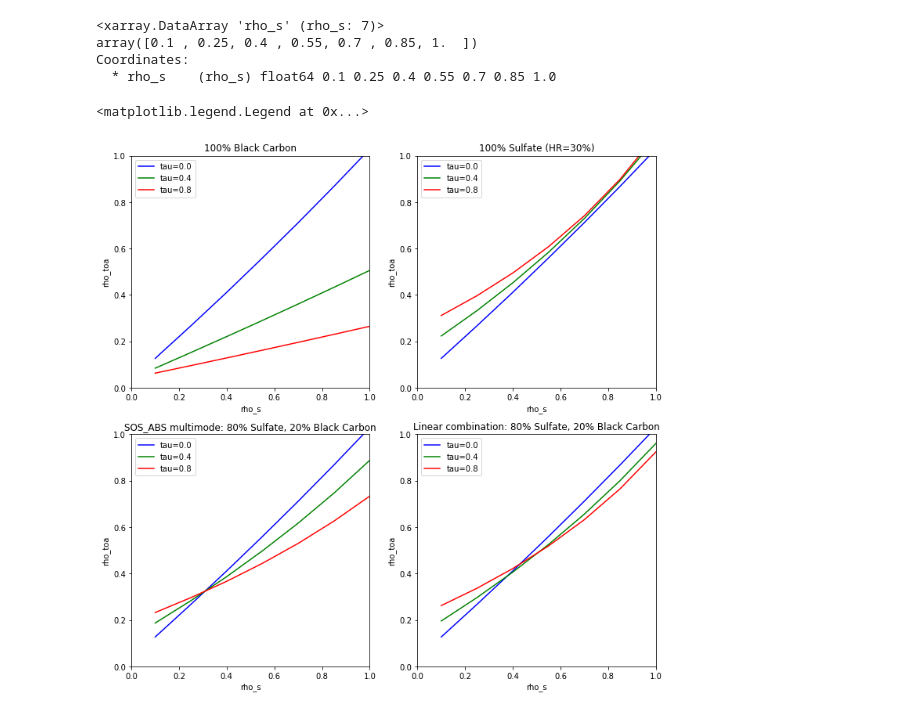
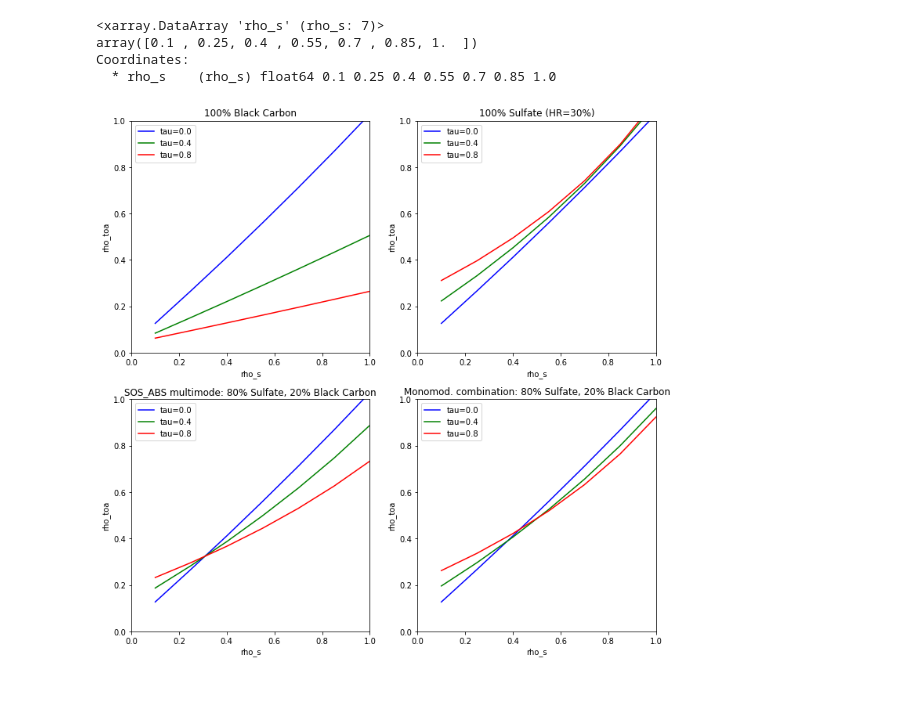
Before and after one commit to jerome-colin/multimode_aer, a Jupyter notebook: visu.ipynb, the cells around one changed output. Drawn from its saved outputs; the diff is of its cells as text; code cells hidden in the pictures.

```diff
--- a/visu.ipynb
+++ b/visu.ipynb
@@ -32,36 +32,37 @@ axs[0, 0].legend()
 
 axs[0, 1].set_title('100% Sulfate (HR=30%)')
 axs[0, 1].set_xlabel('rho_s')
 axs[0, 1].set_ylabel('rho_toa')
 axs[0, 1].set_xlim(xval1,xval2)
 axs[0, 1].set_ylim(yval1,yval2)
 axs[0, 1].plot(da.coords['rho_s'], da.sel(model="sulfate_hr30_only_550nm", tau=0), 'b', label="tau=0.0")
 axs[0, 1].plot(da.coords['rho_s'], da.sel(model="sulfate_hr30_only_550nm", tau=0.4), 'g', label="tau=0.4")
 axs[0, 1].plot(da.coords['rho_s'], da.sel(model="sulfate_hr30_only_550nm", tau=0.8), 'r', label="tau=0.8")
 axs[0, 1].legend()
 
 axs[1, 0].set_title('SOS_ABS multimode: 80% Sulfate, 20% Black Carbon')
 axs[1, 0].set_xlabel('rho_s')
 axs[1, 0].set_ylabel('rho_toa')
 axs[1, 0].set_xlim(xval1,xval2)
 axs[1, 0].set_ylim(yval1,yval2)
 axs[1, 0].plot(da.coords['rho_s'], da.sel(model="sulfate_hr30_80_bc_20_550nm", tau=0), 'b', label="tau=0.0")
 axs[1, 0].plot(da.coords['rho_s'], da.sel(model="sulfate_hr30_80_bc_20_550nm", tau=0.4), 'g', label="tau=0.4")
 axs[1, 0].plot(da.coords['rho_s'], da.sel(model="sulfate_hr30_80_bc_20_550nm", tau=0.8), 'r', label="tau=0.8")
 axs[1, 0].legend()
 
-axs[1, 1].set_title('Linear combination: 80% Sulfate, 20% Black Carbon')
+axs[1, 1].set_title('Monomod. combination: 80% Sulfate, 20% Black Carbon')
 axs[1, 1].set_xlabel('rho_s')
 axs[1, 1].set_ylabel('rho_toa')
 axs[1, 1].set_xlim(xval1,xval2)
 axs[1, 1].set_ylim(yval1,yval2)
 axs[1, 1].plot(da.coords['rho_s'], lin_sulfate_hr30_80_bc_20_550nm.sel(tau=0), 'b', label="tau=0.0")
 axs[1, 1].plot(da.coords['rho_s'], lin_sulfate_hr30_80_bc_20_550nm.sel(tau=0.4), 'g', label="tau=0.4")
 axs[1, 1].plot(da.coords['rho_s'], lin_sulfate_hr30_80_bc_20_550nm.sel(tau=0.8), 'r', label="tau=0.8")
 axs[1, 1].legend()
+
+pl.savefig("sulfate_hr30_80_bc_20_550nm.png")
 # %% [output]
-<matplotlib.legend.Legend at 0x...>
-[figure, old version]
+[figure, new version]
 # %%
 lin_sulfate_hr30_80_dust_20_550nm = da.sel(model="sulfate_hr30_only_550nm")*0.8 + da.sel(model="dust_only_550nm")*0.2
 
```
Also changed, not shown: parts of 6 cells of this notebook, 2 other files.
